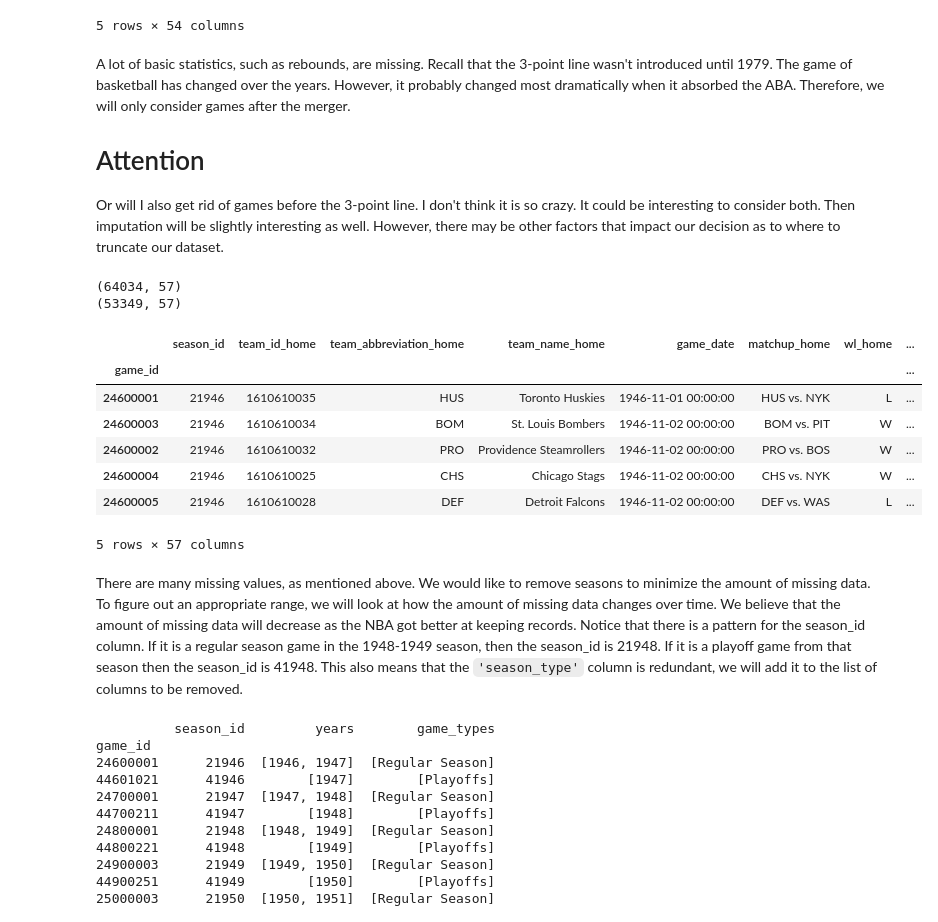
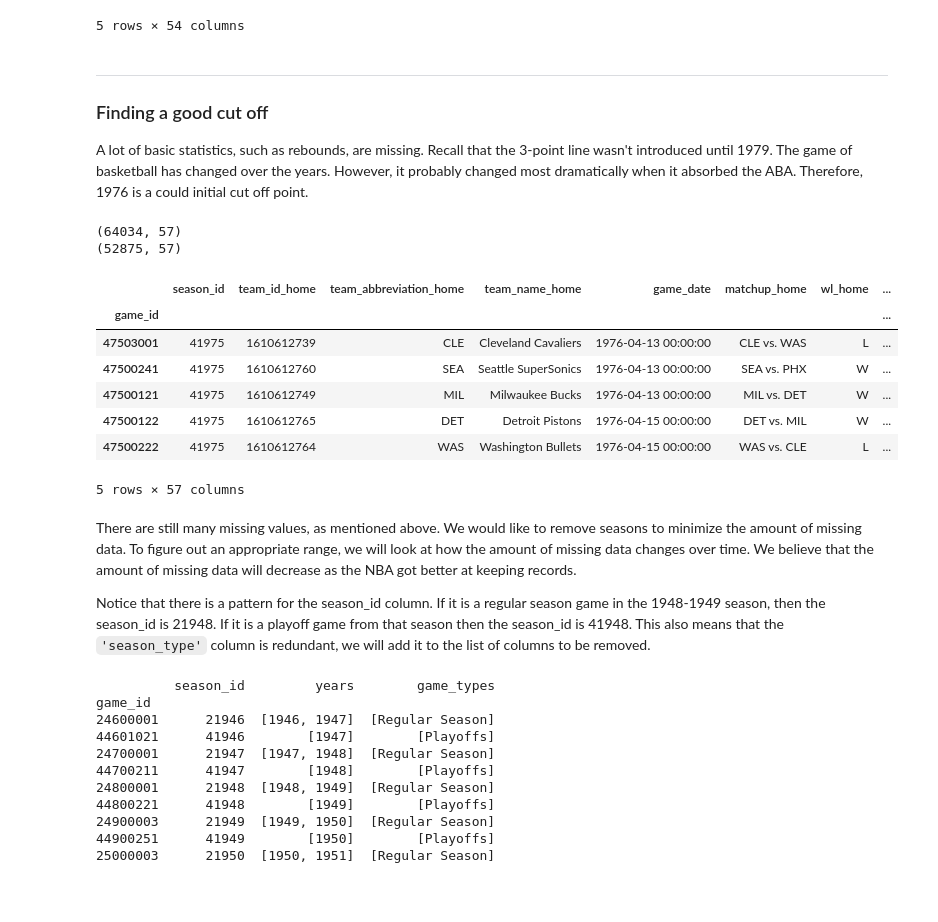
Before and after one commit to smtilson/pp5-ml-dashboard, a Jupyter notebook: jupyter_notebooks/02_Cleaning_Data.ipynb, the cells around one changed output. Saved outputs shown, nothing was run; the diff lists cells and outputs as text; code cells hidden in the pictures; blank space fills up the shorter version.

```diff
--- a/jupyter_notebooks/02_Cleaning_Data.ipynb
+++ b/jupyter_notebooks/02_Cleaning_Data.ipynb
@@ -136,30 +142,35 @@ game_df.head()
 | 24600005 | 21946 | 1610610028 | DEF | Detroit Falcons | 1946-11-02 00:00:00 | DEF vs. WAS | L | ... |
 5 rows × 54 columns
 # %% [markdown]
-A lot of basic statistics, such as rebounds, are missing. Recall that the 3-point line wasn't introduced until 1979. The game of basketball has changed over the years. However, it probably changed most dramatically when it absorbed the ABA. Therefore, we will only consider games after the merger.
-# Attention
-Or will I also get rid of games before the 3-point line. I don't think it is so crazy. It could be interesting to consider both. Then imputation will be slightly interesting as well. However, there may be other factors that impact our decision as to where to truncate our dataset.
+
+---
+
+### Finding a good cut off
+
+A lot of basic statistics, such as rebounds, are missing. Recall that the 3-point line wasn't introduced until 1979. The game of basketball has changed over the years. However, it probably changed most dramatically when it absorbed the ABA. Therefore, 1976 is a could initial cut off point.
 # %%
 from src.utils import add_cat_date
 
-game_df = add_cat_date(game_df,'game_date')
+game_df = add_cat_date(game_df, "game_date")
 print(game_df.shape)
-game_df_after_1975 = game_df.query('year >= 1975')
-print(game_df_after_1975.shape)
-game_df.head()
+game_df_after_1976 = game_df.query("year >= 1976")
+print(game_df_after_1976.shape)
+game_df_after_1976.head()
 # %% [output]
 (64034, 57)
-(53349, 57)
+(52875, 57)
 |  | season_id | team_id_home | team_abbreviation_home | team_name_home | game_date | matchup_home | wl_home | ... |
 | game_id |  |  |  |  |  |  |  | ... |
-| 24600001 | 21946 | 1610610035 | HUS | Toronto Huskies | 1946-11-01 00:00:00 | HUS vs. NYK | L | ... |
-| 24600003 | 21946 | 1610610034 | BOM | St. Louis Bombers | 1946-11-02 00:00:00 | BOM vs. PIT | W | ... |
-| 24600002 | 21946 | 1610610032 | PRO | Providence Steamrollers | 1946-11-02 00:00:00 | PRO vs. BOS | W | ... |
-| 24600004 | 21946 | 1610610025 | CHS | Chicago Stags | 1946-11-02 00:00:00 | CHS vs. NYK | W | ... |
-| 24600005 | 21946 | 1610610028 | DEF | Detroit Falcons | 1946-11-02 00:00:00 | DEF vs. WAS | L | ... |
+| 47503001 | 41975 | 1610612739 | CLE | Cleveland Cavaliers | 1976-04-13 00:00:00 | CLE vs. WAS | L | ... |
+| 47500241 | 41975 | 1610612760 | SEA | Seattle SuperSonics | 1976-04-13 00:00:00 | SEA vs. PHX | W | ... |
+| 47500121 | 41975 | 1610612749 | MIL | Milwaukee Bucks | 1976-04-13 00:00:00 | MIL vs. DET | W | ... |
+| 47500122 | 41975 | 1610612765 | DET | Detroit Pistons | 1976-04-15 00:00:00 | DET vs. MIL | W | ... |
+| 47500222 | 41975 | 1610612764 | WAS | Washington Bullets | 1976-04-15 00:00:00 | WAS vs. CLE | L | ... |
 5 rows × 57 columns
 # %% [markdown]
-There are many missing values, as mentioned above. We would like to remove seasons to minimize the amount of missing data. To figure out an appropriate range, we will look at how the amount of missing data changes over time. We believe that the amount of missing data will decrease as the NBA got better at keeping records. Notice that there is a pattern for the season_id column. If it is a regular season game in the 1948-1949 season, then the season_id is 21948. If it is a playoff game from that season then the season_id is 41948. This also means that the `'season_type'` column is redundant, we will add it to the list of columns to be removed.
+There are still many missing values, as mentioned above. We would like to remove seasons to minimize the amount of missing data. To figure out an appropriate range, we will look at how the amount of missing data changes over time. We believe that the amount of missing data will decrease as the NBA got better at keeping records.
+
+Notice that there is a pattern for the season_id column. If it is a regular season game in the 1948-1949 season, then the season_id is 21948. If it is a playoff game from that season then the season_id is 41948. This also means that the `'season_type'` column is redundant, we will add it to the list of columns to be removed.
 # %%
 from src.inspection_tools import single_season, compute_years, season_data
 
```
Also changed, not shown: parts of 34 cells of this notebook, 8 other files.
